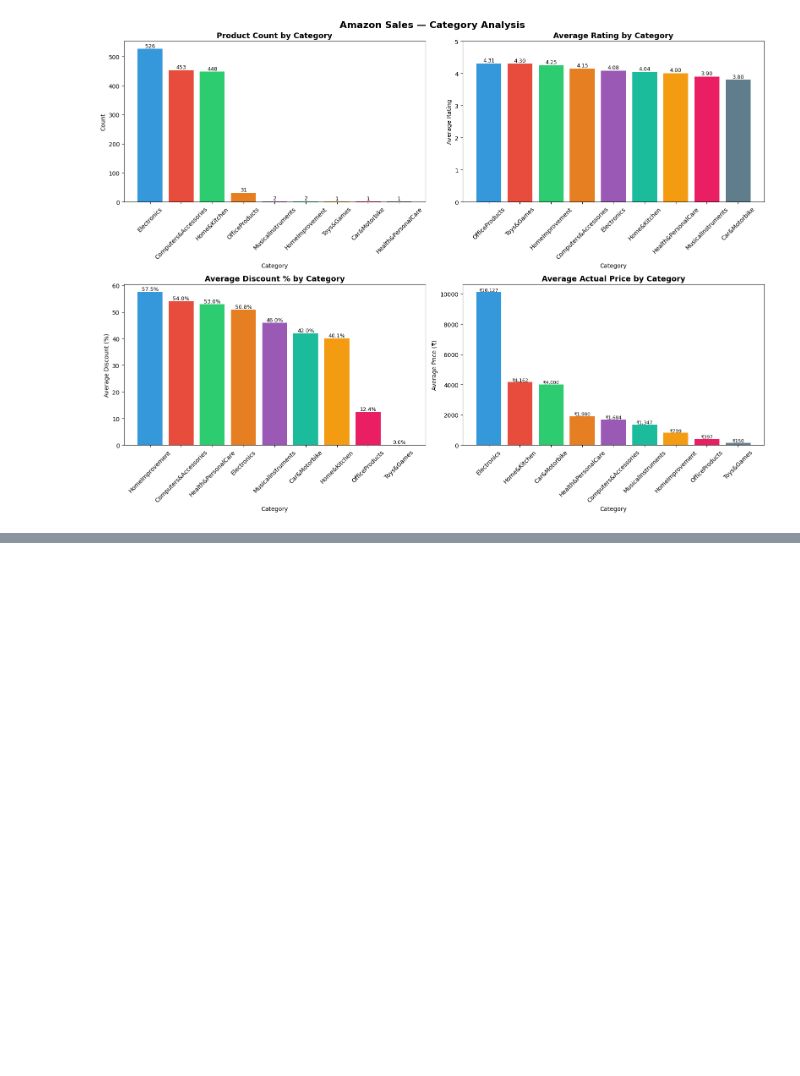
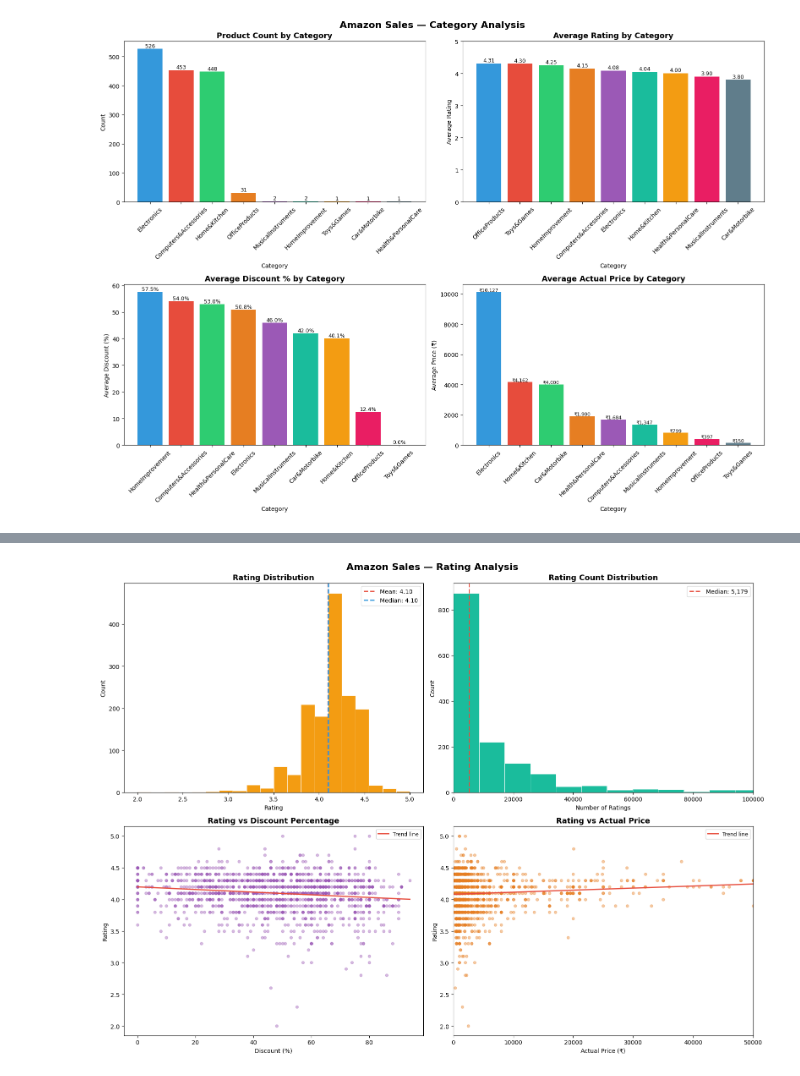
Before and after one commit to john-nio/eda-project, a Jupyter notebook: amazon/amazon_eda.ipynb, the cells around one changed output, grey strips where cells are left out. Saved outputs shown, nothing was run; the diff lists cells and outputs as text; code cells hidden in the pictures; blank space fills up the shorter version.

```diff
--- a/amazon/amazon_eda.ipynb
+++ b/amazon/amazon_eda.ipynb
@@ -229,0 +305,75 @@ plt.show()
+# %%
+fig, axes = plt.subplots(2, 2, figsize=(16, 12))
+axes = axes.flatten()
+
+# ── 9. Rating distribution ─────────────────────────────────────
+axes[0].hist(df_clean['rating'], bins=20,
+             color='#f39c12', edgecolor='white', linewidth=0.5)
+axes[0].axvline(df_clean['rating'].mean(), color='#e74c3c',
+                linestyle='--', linewidth=2,
+                label=f'Mean: {df_clean["rating"].mean():.2f}')
+axes[0].axvline(df_clean['rating'].median(), color='#3498db',
+                linestyle='--', linewidth=2,
+                label=f'Median: {df_clean["rating"].median():.2f}')
+axes[0].set_title('Rating Distribution', fontsize=13, fontweight='bold')
+axes[0].set_xlabel('Rating')
+axes[0].set_ylabel('Count')
+axes[0].legend()
+
+# ── 10. Rating count distribution ─────────────────────────────
+axes[1].hist(df_clean['rating_count'], bins=50,
+             color='#1abc9c', edgecolor='white', linewidth=0.5)
+axes[1].axvline(df_clean['rating_count'].median(), color='#e74c3c',
+                linestyle='--', linewidth=2,
+                label=f'Median: {df_clean["rating_count"].median():,.0f}')
+axes[1].set_title('Rating Count Distribution',
+                  fontsize=13, fontweight='bold')
+axes[1].set_xlabel('Number of Ratings')
+axes[1].set_ylabel('Count')
+axes[1].set_xlim(0, 100000)   # cap for readability
+axes[1].legend()
+
+# ── 11. Rating vs discount percentage scatter ──────────────────
+axes[2].scatter(df_clean['discount_percentage'], df_clean['rating'],
+                alpha=0.4, s=20, color='#9b59b6')
+
+# trend line
+z = np.polyfit(df_clean['discount_percentage'], df_clean['rating'], 1)
+p = np.poly1d(z)
+x_line = np.linspace(df_clean['discount_percentage'].min(),
+                     df_clean['discount_percentage'].max(), 100)
+axes[2].plot(x_line, p(x_line), color='#e74c3c',
+             linewidth=2, label='Trend line')
+
+axes[2].set_title('Rating vs Discount Percentage',
+                  fontsize=13, fontweight='bold')
+axes[2].set_xlabel('Discount (%)')
+axes[2].set_ylabel('Rating')
+axes[2].legend(fontsize=9)
+
+# ── 12. Rating vs actual price scatter ────────────────────────
+axes[3].scatter(df_clean['actual_price'], df_clean['rating'],
+                alpha=0.4, s=20, color='#e67e22')
+
+# trend line
+z = np.polyfit(df_clean['actual_price'], df_clean['rating'], 1)
+p = np.poly1d(z)
+x_line = np.linspace(df_clean['actual_price'].min(),
+                     df_clean['actual_price'].max(), 100)
+axes[3].plot(x_line, p(x_line), color='#e74c3c',
+             linewidth=2, label='Trend line')
+
+axes[3].set_title('Rating vs Actual Price',
+                  fontsize=13, fontweight='bold')
+axes[3].set_xlabel('Actual Price (₹)')
+axes[3].set_ylabel('Rating')
+axes[3].set_xlim(0, 50000)
+axes[3].legend(fontsize=9)
+
+fig.suptitle('Amazon Sales — Rating Analysis',
+             fontsize=16, fontweight='bold')
+plt.tight_layout()
+plt.savefig('visualizations/rating_analysis.png', dpi=150)
+plt.show()
+# %% [output]
+[figure, added]
```
Also changed, not shown: parts of 1 cell of this notebook, 1 other file.
